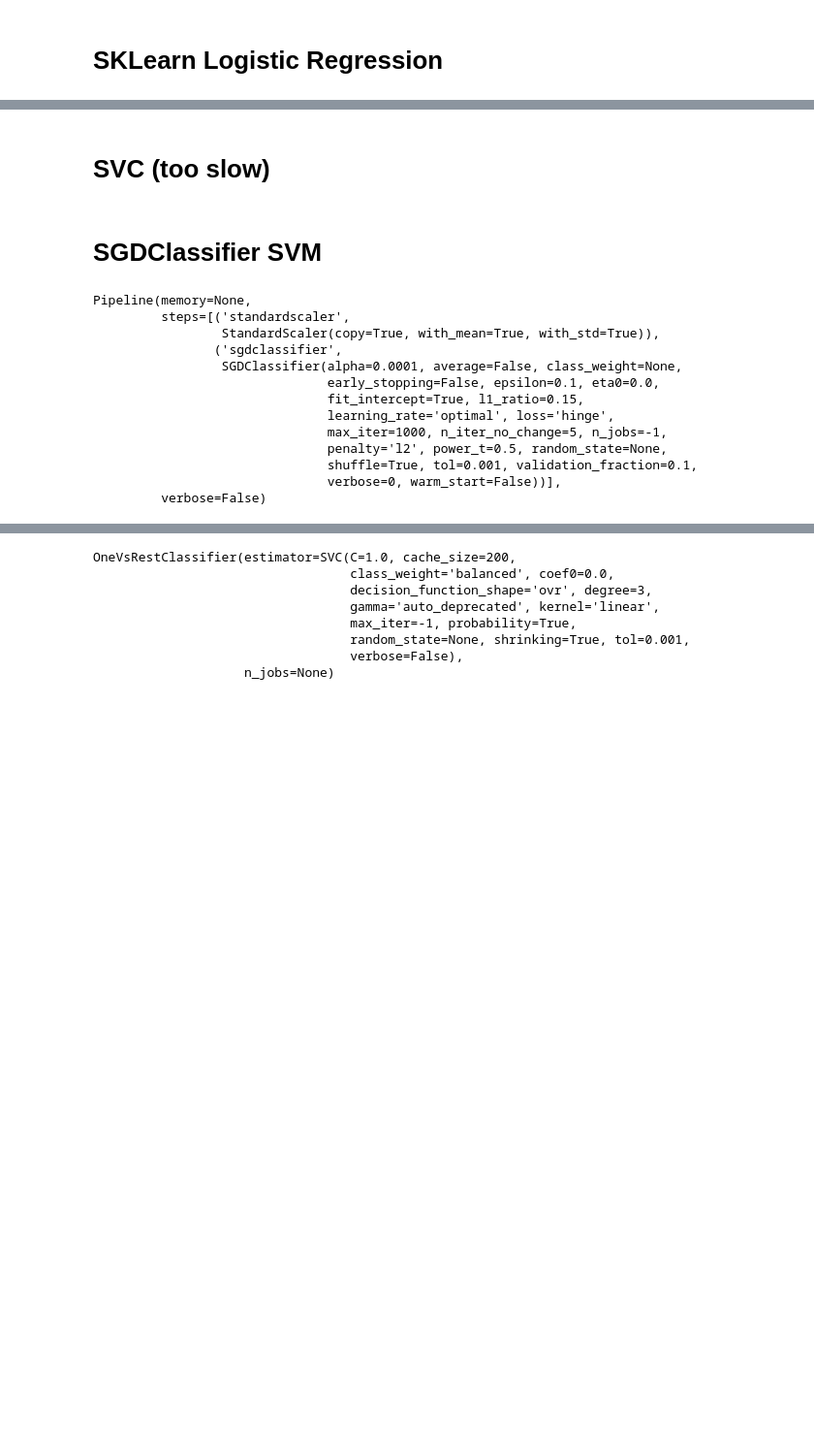
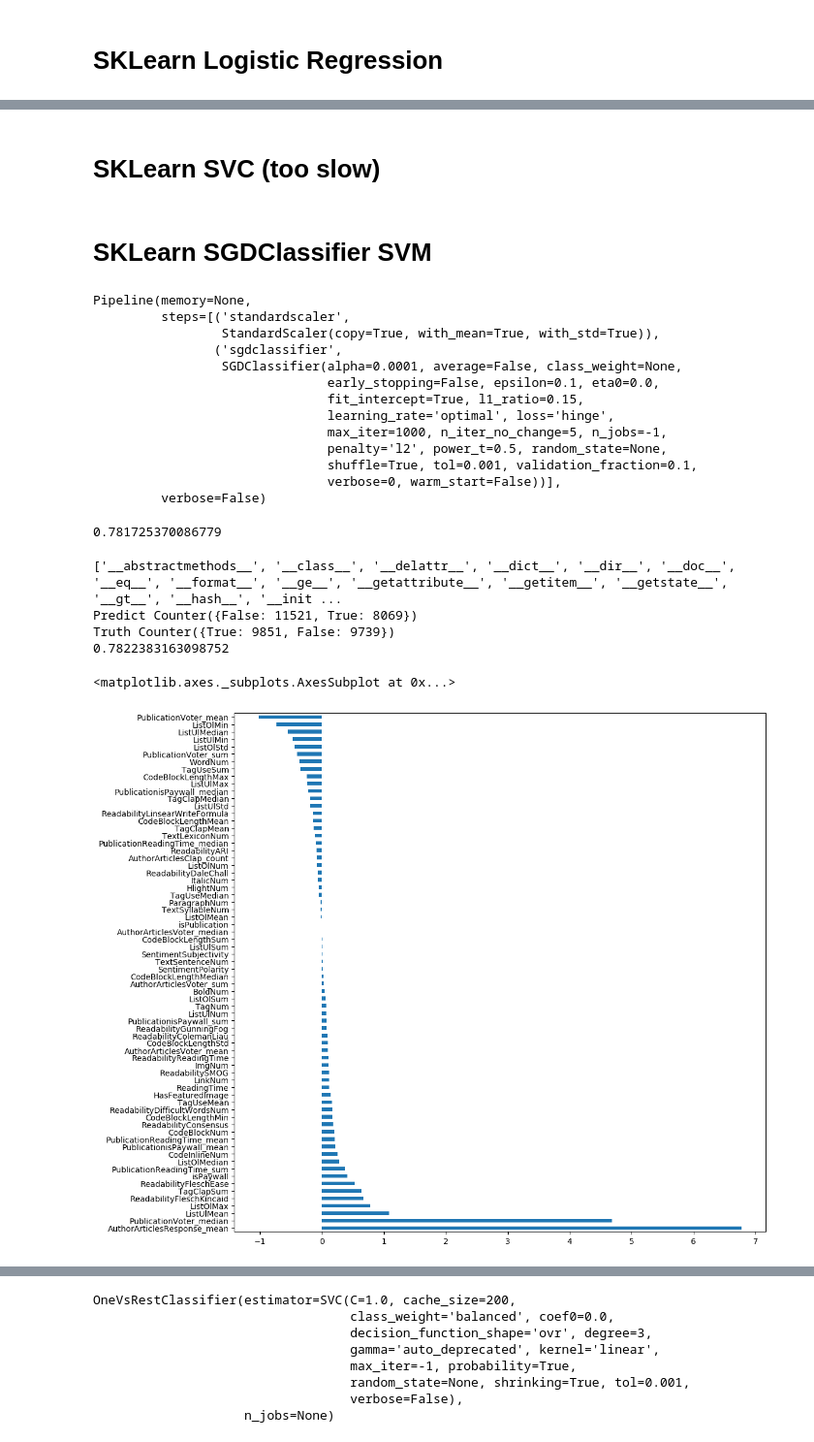
Before and after one commit to leungjch/medium-data-mining, a Jupyter notebook: story_model/model/Story_LinearModel.ipynb, the cells around one changed output, grey strips where cells are left out. Shown: that part at 97% size. Drawn from its saved outputs; the diff is of its cells as text; code cells hidden in the pictures; blank space fills up the shorter version.

```diff
--- a/story_model/model/Story_LinearModel.ipynb
+++ b/story_model/model/Story_LinearModel.ipynb
@@ -19,5 +19,7 @@ pd.options.display.max_seq_items = None
 
 import warnings
 warnings.filterwarnings("ignore", category=FutureWarning)
+plt.rcParams['figure.figsize'] = [12, 12]
+plt.rcParams['figure.dpi'] = 100 # 200 e.g. is really fine, but slower
 # %%
 df = pd.read_csv("../../data/features_model/df_story_features_model_whole.csv")
@@ -43,7 +59,7 @@ df['isSuccessful'] = (df['ClapCount_Story'] > df.sort_values(by=['ClapCount_Stor
 # # Sample N samples, and select an equal amount of successful and non-successful articles
 # # Note that because there are fewer successful articles than non-successful articles, only a fraction of the initial sample are used
 # # e.g. from a sample of 50,000, we obtain 12,000 successful articles and so we must also have only 12,000 non-successful articles
-sample =  df.sample(10000).groupby('isSuccessful', group_keys=False)
+sample =  df.sample(50000).groupby('isSuccessful', group_keys=False)
 sample = sample.apply(lambda x: x.sample(sample.size().min()).reset_index(drop=True))
 
 print("Number of successful articles:", len(sample[sample.isSuccessful == False]))
@@ -176,7 +192,7 @@ Truth Counter({False: 1999, True: 1996})
 # %%
 len(xTrain)
 # %% [markdown]
-# SVC (too slow)
+# SKLearn SVC (too slow)
 # %%
 
 # # SVC is taking too long, unless I misconfigured something.
@@ -194,27 +210,48 @@ len(xTrain)
 
 # pd.Series(abs(s.coef_[0]), index=features).nlargest(10).plot(kind='barh')
 # %% [markdown]
-#  SGDClassifier SVM
+#  SKLearn SGDClassifier SVM
 # %%
 import numpy as np
 from sklearn.linear_model import SGDClassifier
 from sklearn.preprocessing import StandardScaler
 from sklearn.pipeline import make_pipeline
 
-clf = make_pipeline(StandardScaler(),
+sgdclf = make_pipeline(StandardScaler(),
                     SGDClassifier(max_iter=1000, tol=1e-3, n_jobs=-1))
-clf.fit(xTrain, yTrain)
+sgdclf.fit(xTrain, yTrain)
+sgdclf.score(xTrain, yTrain)
+print(dir(sgdclf))
+
+
+yPreds = sgdclf.predict(xTrain)
+print("Predict", Counter(yPreds))
+# print(type(yPreds))
+print("Truth", Counter(yTrain))
+
+# print(yPreds)
+fpr, tpr, thresholds = metrics.roc_curve(yTrain, yPreds)
+print(metrics.auc(fpr, tpr))
+
+pd.Series(sgdclf.named_steps['sgdclassifier'].coef_[0], index=features).nlargest(len(features)).plot(kind='barh')
 # %% [output]
 Pipeline(memory=None,
          steps=[('standardscaler',
                  StandardScaler(copy=True, with_mean=True, with_std=True)),
                 ('sgdclassifier',
                  SGDClassifier(alpha=0.0001, average=False, class_weight=None,
                                early_stopping=False, epsilon=0.1, eta0=0.0,
                                fit_intercept=True, l1_ratio=0.15,
                                learning_rate='optimal', loss='hinge',
                                max_iter=1000, n_iter_no_change=5, n_jobs=-1,
                                penalty='l2', power_t=0.5, random_state=None,
                                shuffle=True, tol=0.001, validation_fraction=0.1,
                                verbose=0, warm_start=False))],
          verbose=False)
+0.781725370086779
+['__abstractmethods__', '__class__', '__delattr__', '__dict__', '__dir__', '__doc__', '__eq__', '__format__', '__ge__', '__getattribute__', '__getitem__', '__getstate__', '__gt__', '__hash__', '__init ...
+Predict Counter({False: 11521, True: 8069})
+Truth Counter({True: 9851, False: 9739})
+0.7822383163098752
+<matplotlib.axes._subplots.AxesSubplot at 0x...>
+[figure, added]
```
Also changed, not shown: parts of 15 cells of this notebook, 1 other file.
